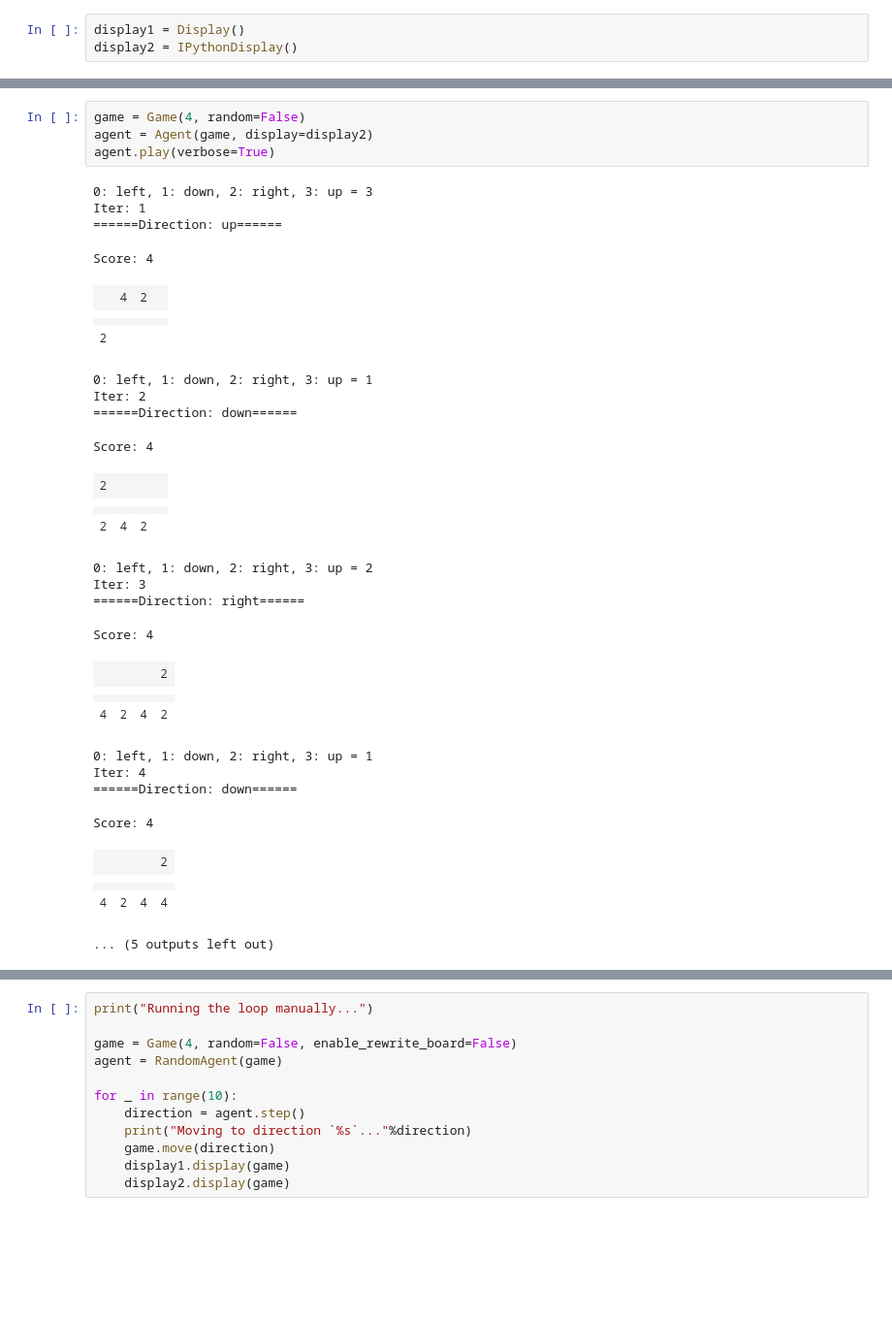
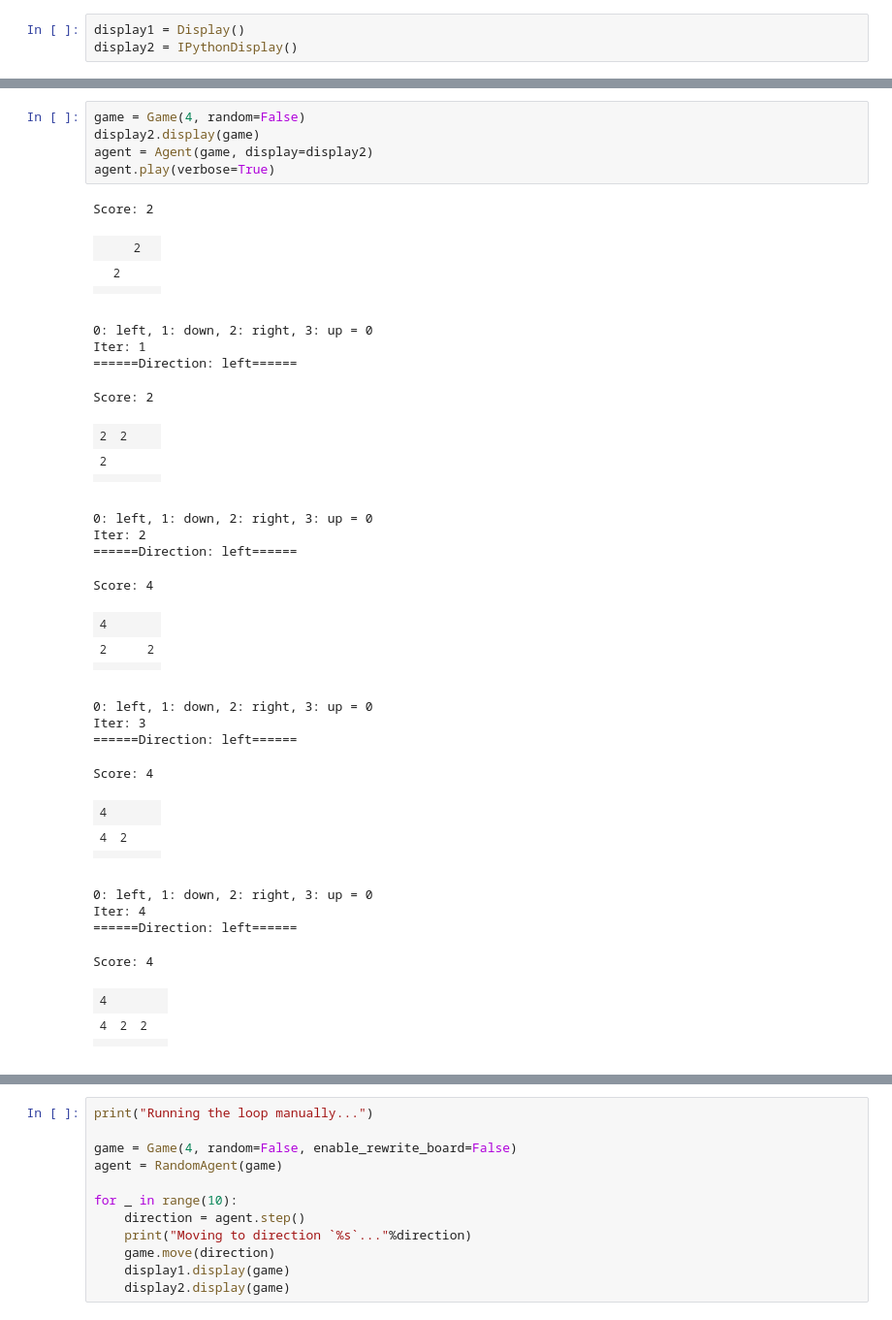
Before and after one commit to duducheng/2048-api, a Jupyter notebook: explore.ipynb, the cells around one changed output, grey strips where cells are left out. Shown at 97% size. Cells and saved outputs as stored; diff of their text form; blank space fills up the shorter version.

```diff
--- a/explore.ipynb
+++ b/explore.ipynb
@@ -42,41 +42,46 @@ You lose! Score: 64
 # %%
 game = Game(4, random=False)
+display2.display(game)
 agent = Agent(game, display=display2)
 agent.play(verbose=True)
 # %% [output]
-0: left, 1: down, 2: right, 3: up = 3
-Iter: 1
-======Direction: up======
+Score: 2
+|  |  | 2 |  |
+|  | 2 |  |  |
+|  |  |  |  |
+|  |  |  |  |
-Score: 4
+0: left, 1: down, 2: right, 3: up = 0
+Iter: 1
+======Direction: left======
-|  | 4 | 2 |  |
-|  |  |  |  |
-|  |  |  |  |
-| 2 |  |  |  |
-0: left, 1: down, 2: right, 3: up = 1
-Iter: 2
-======Direction: down======
+Score: 2
+| 2 | 2 |  |  |
+| 2 |  |  |  |
+|  |  |  |  |
+|  |  |  |  |
-Score: 4
+0: left, 1: down, 2: right, 3: up = 0
+Iter: 2
+======Direction: left======
-| 2 |  |  |  |
-|  |  |  |  |
-|  |  |  |  |
-| 2 | 4 | 2 |  |
-0: left, 1: down, 2: right, 3: up = 2
-Iter: 3
-======Direction: right======
+Score: 4
+| 4 |  |  |  |
+| 2 |  |  | 2 |
+|  |  |  |  |
+|  |  |  |  |
-Score: 4
+0: left, 1: down, 2: right, 3: up = 0
+Iter: 3
+======Direction: left======
-|  |  |  | 2 |
-|  |  |  |  |
-|  |  |  |  |
-| 4 | 2 | 4 | 2 |
-0: left, 1: down, 2: right, 3: up = 1
-Iter: 4
-======Direction: down======
+Score: 4
+| 4 |  |  |  |
+| 4 | 2 |  |  |
+|  |  |  |  |
+|  |  |  |  |
-Score: 4
+0: left, 1: down, 2: right, 3: up = 0
+Iter: 4
+======Direction: left======
-|  |  |  | 2 |
-|  |  |  |  |
-|  |  |  |  |
-| 4 | 2 | 4 | 4 |
-... (5 outputs left out)
+Score: 4
+| 4 |  |  |  |
+| 4 | 2 | 2 |  |
+|  |  |  |  |
+|  |  |  |  |
 # %%
 %%time
 game = Game(4, score_to_win=2048, random=False)
```
Also changed, not shown: parts of 4 cells of this notebook.
